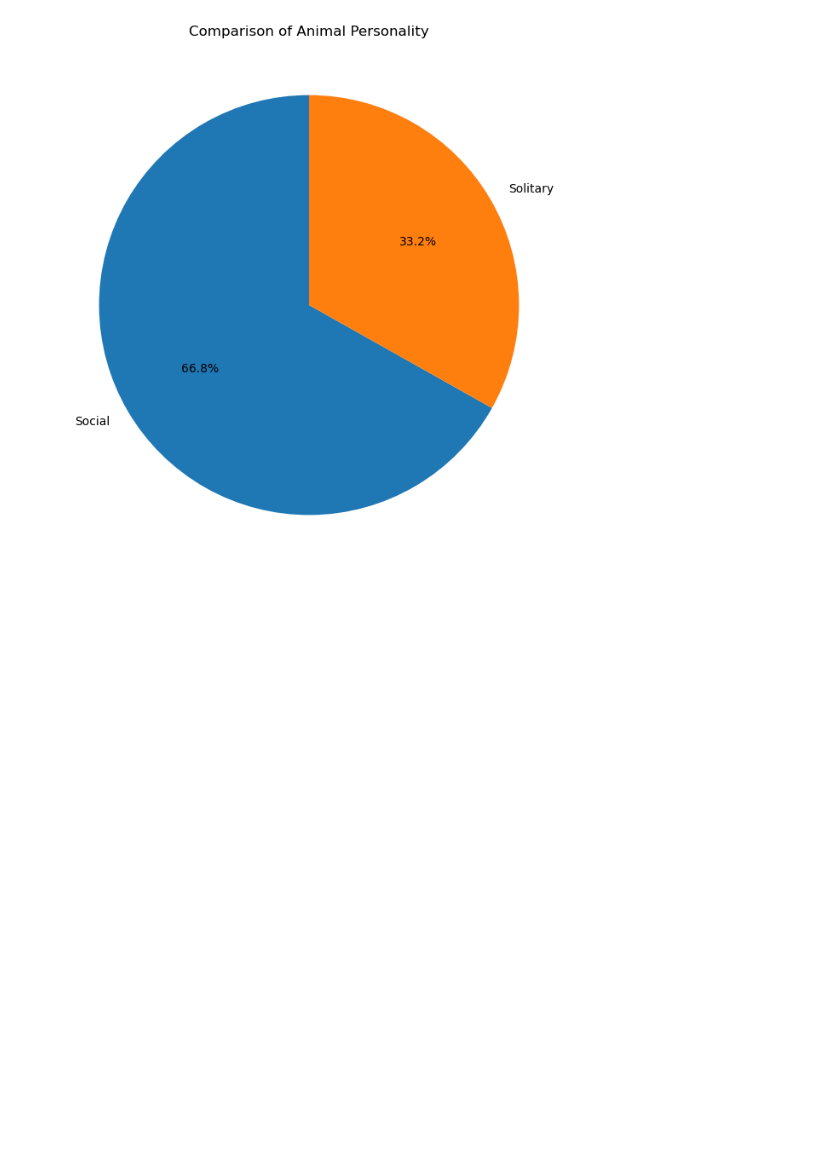
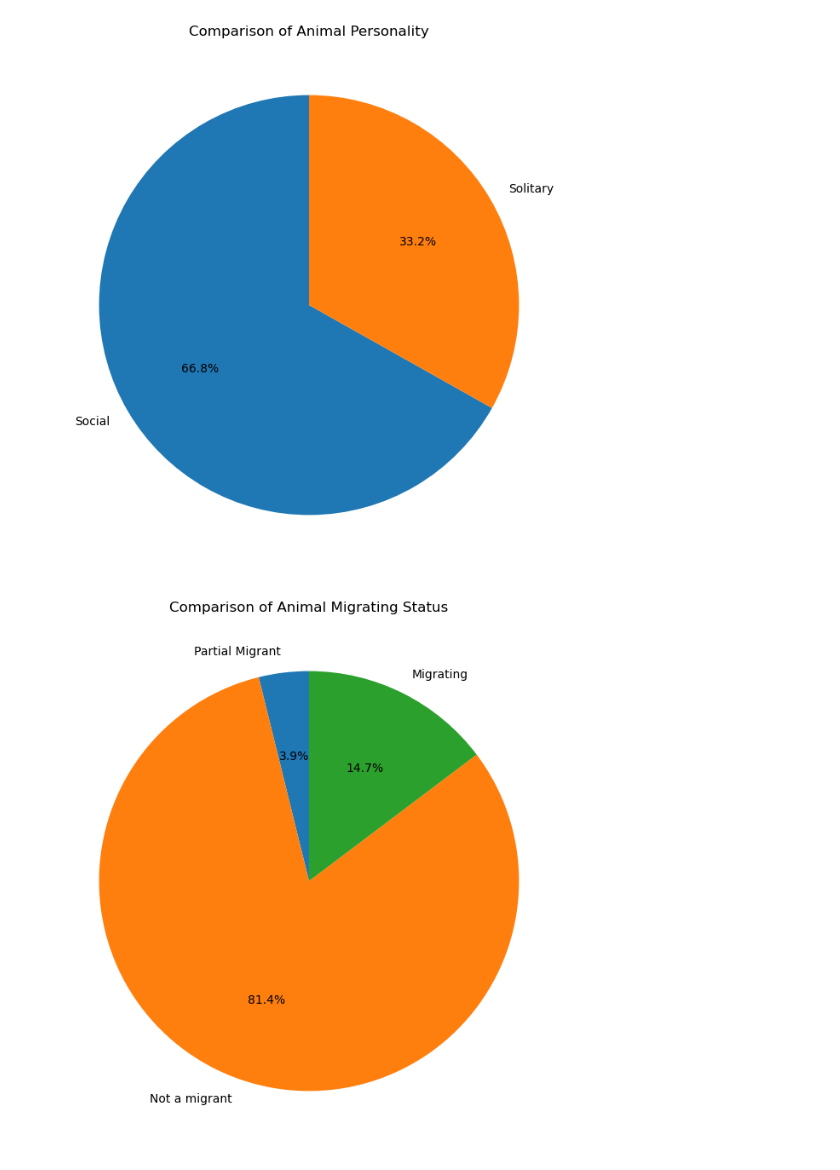
Before and after one commit to FlazeFy2/DS-Animal_Analyzing, a Jupyter notebook: exploratory data analysis-pie.ipynb, the cells around one changed output. Saved outputs shown, nothing was run; the diff lists cells and outputs as text; code cells hidden in the pictures; blank space fills up the shorter version.

Commit message:
[DS] Exploratory Data Analysis (EDA) - Pie Chart Comparison of Animal Migrating Status

```diff
--- a/exploratory data analysis-pie.ipynb
+++ b/exploratory data analysis-pie.ipynb
@@ -141,3 +141,33 @@ plt.title("Comparison of Animal Personality")
 plt.show()
 # %% [output]
 [figure]
+# %%
+import pandas as pd
+import matplotlib.pyplot as plt
+
+df = pd.read_csv("animals_info new.csv")
+
+# Exploratory Data Analysis (EDA) - Pie Chart Comparison of Animal Migrating Status
+# Split the Attributes
+df['Attributes'] = df['Attributes'].str.split(',')
+
+# Find Specific attributes & Count
+df['Partial Migrant'] = df['Attributes'].apply(lambda x: 'Partial Migrant' in x)
+df['Not a migrant'] = df['Attributes'].apply(lambda x: 'Not a migrant' in x)
+df['Migrating'] = df['Attributes'].apply(lambda x: 'Migrating' in x)
+comparison = {
+    'Partial Migrant': df['Partial Migrant'].sum(),
+    'Not a migrant': df['Not a migrant'].sum(),
+    'Migrating': df['Migrating'].sum(),
+}
+
+# Dataset
+comparison_df = pd.DataFrame(list(comparison.items()), columns=['Migrating Status', 'Count'])
+
+# Pie Chart
+plt.figure(figsize=(8, 8))
+plt.pie(comparison_df['Count'], labels=comparison_df['Migrating Status'], autopct='%1.1f%%', startangle=90)
+plt.title("Comparison of Animal Migrating Status")
+plt.show()
+# %% [output]
+[figure, added]
```
